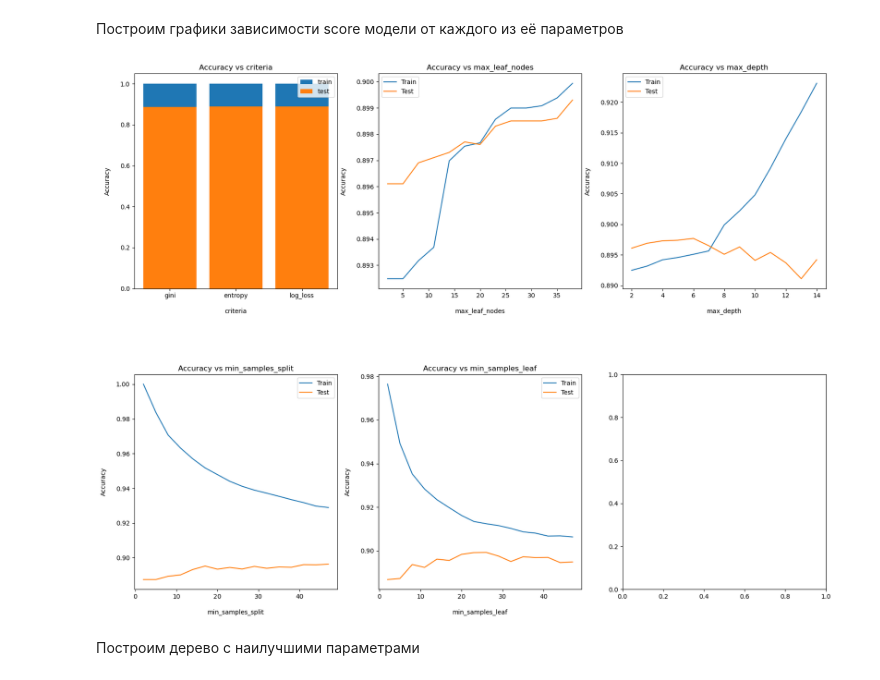
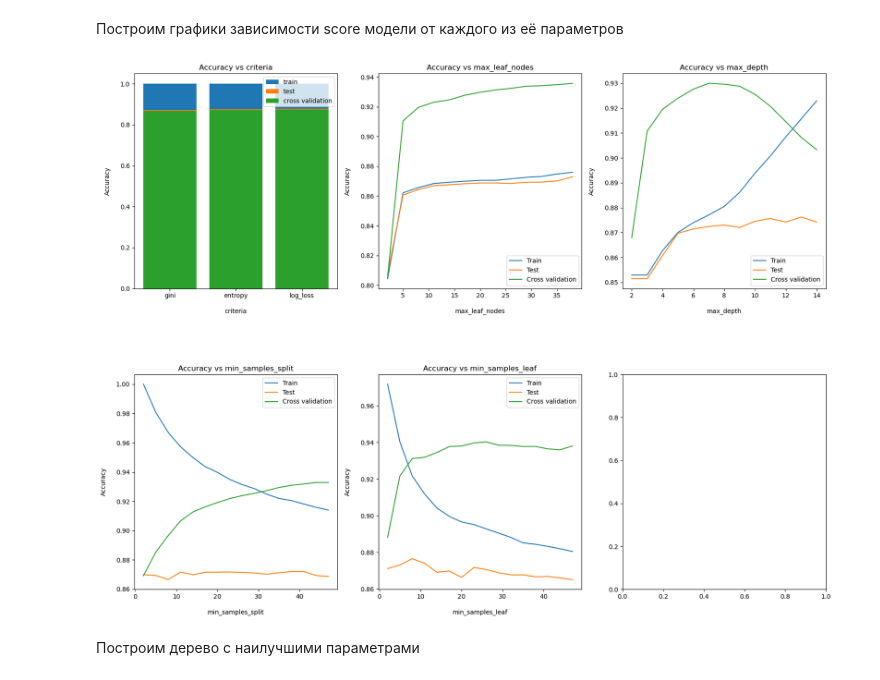
Before and after one commit to fongradnastya/data_analisys4, a Jupyter notebook: notebooks/work.ipynb, the cells around one changed output. Saved outputs shown, nothing was run; the diff lists cells and outputs as text; code cells hidden in the pictures.

```diff
--- a/notebooks/work.ipynb
+++ b/notebooks/work.ipynb
@@ -168,7 +167,7 @@ x_train_r, x_test_r, y_train_r, y_test_r = train_test_split(x, y, test_size=0.3,
 # %% [markdown]
 ## Построение деревьев решений
 # %%
-def compare_parameters(parameters, test_scores, train_scores, is_regression=False):
+def compare_parameters(parameters, test_scores, train_scores, cross_scores=None, is_regression=False):
     """
     Строит графики зависимости параметров моделей от её score
     :param parameters: словарь параметров
@@ -181,10 +180,13 @@ def compare_parameters(parameters, test_scores, train_scores, is_regression=Fals
     id = 0
     ax_arr = [axs[0, 0], axs[0, 1], axs[0, 2], axs[1, 0], axs[1, 1], axs[1, 2]]
     for key in test_scores.keys():
+        cross_score = cross_scores[key].tolist() if cross_scores else None
         if key != "criterion":
-            plot_accuracy_graph(parameters[key], key, ax_arr[id], train_scores[key], test_scores[key], regression=is_regression)
+            plot_accuracy_graph(parameters[key], key, ax_arr[id], train_scores[key], test_scores[key],
+                                cross_acc=cross_score, regression=is_regression)
         else:
-            plot_criteria(parameters[key], ax_arr[id], train_scores[key], test_scores[key], regression=is_regression)
+            plot_criteria(parameters[key], ax_arr[id], train_scores[key], test_scores[key],
+                          cross_acc=cross_score, regression=is_regression)
         id += 1
 # %%
 def create_best_model(params, is_regression=False):
@@ -327,6 +328,7 @@ def plot_accuracy_graph(parameters, parameter_name, ax, train_acc, test_acc,
 # %%
 train_acc = {}
 test_acc = {}
+cross_val_acc = {}
 # %%
 params = {
     "criterion": ["gini", "entropy", "log_loss"],
@@ -370,9 +372,9 @@ Accuracy: 0.966
 # %% [markdown]
 Построим графики зависимости score модели от каждого из её параметров
 # %%
-compare_parameters(params, test_acc, train_acc)
+compare_parameters(params, test_acc, train_acc, cross_val_acc)
 # %% [output]
-[figure, old version]
+[figure, new version]
 # %% [markdown]
 Построим дерево с наилучшими параметрами
 # %%
```
Also changed, not shown: parts of 19 cells of this notebook, 4 other files.
